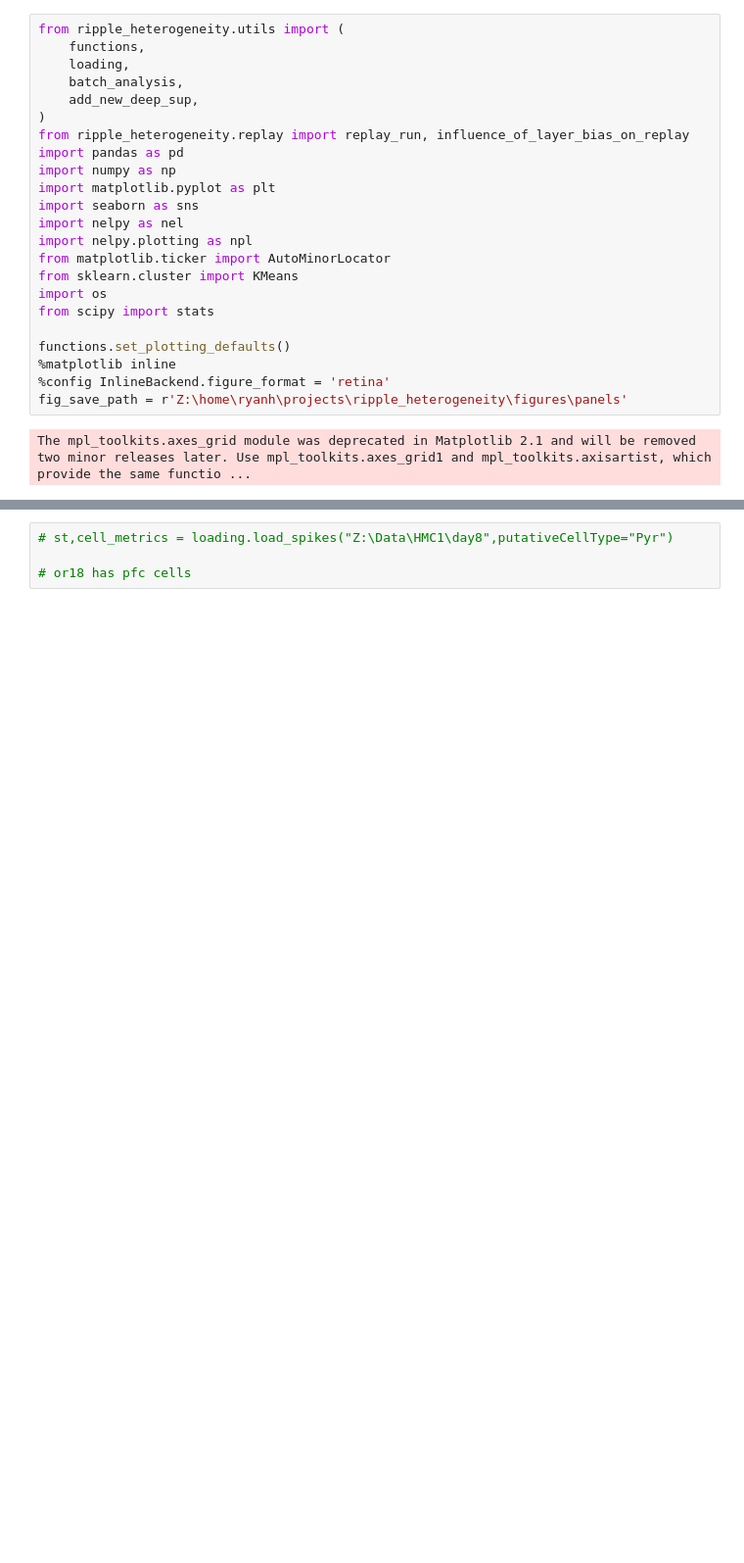
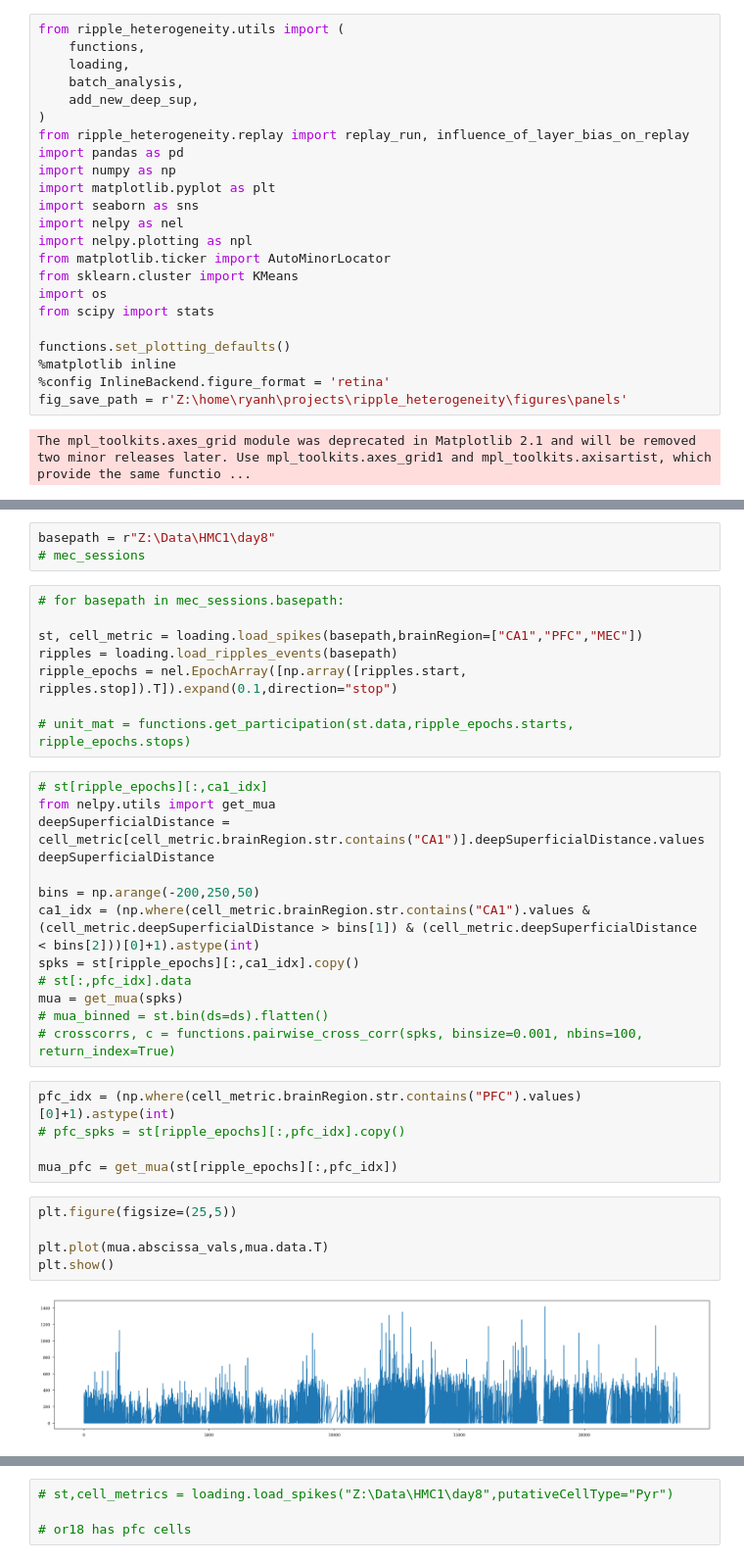
Before and after one commit to ryanharvey1/ripple_heterogeneity, a Jupyter notebook: scripts/readout/scratch_code_readout.ipynb, the cells around one changed output, grey strips where cells are left out. Shown at 98% size. Drawn from its saved outputs; the diff is of its cells as text; blank space fills up the shorter version.

```diff
--- a/scripts/readout/scratch_code_readout.ipynb
+++ b/scripts/readout/scratch_code_readout.ipynb
@@ -28,0 +151,36 @@ The mpl_toolkits.axes_grid module was deprecated in Matplotlib 2.1 and will be r
+# %%
+basepath = r"Z:\Data\HMC1\day8"
+# mec_sessions
+# %%
+# for basepath in mec_sessions.basepath:
+
+st, cell_metric = loading.load_spikes(basepath,brainRegion=["CA1","PFC","MEC"])
+ripples = loading.load_ripples_events(basepath)
+ripple_epochs = nel.EpochArray([np.array([ripples.start, ripples.stop]).T]).expand(0.1,direction="stop")
+
+# unit_mat = functions.get_participation(st.data,ripple_epochs.starts, ripple_epochs.stops)
+# %%
+# st[ripple_epochs][:,ca1_idx]
+from nelpy.utils import get_mua
+deepSuperficialDistance = cell_metric[cell_metric.brainRegion.str.contains("CA1")].deepSuperficialDistance.values
+deepSuperficialDistance
+
+bins = np.arange(-200,250,50)
+ca1_idx = (np.where(cell_metric.brainRegion.str.contains("CA1").values & (cell_metric.deepSuperficialDistance > bins[1]) & (cell_metric.deepSuperficialDistance < bins[2]))[0]+1).astype(int)
+spks = st[ripple_epochs][:,ca1_idx].copy()
+# st[:,pfc_idx].data
+mua = get_mua(spks)
+# mua_binned = st.bin(ds=ds).flatten()
+# crosscorrs, c = functions.pairwise_cross_corr(spks, binsize=0.001, nbins=100, return_index=True)
+# %%
+pfc_idx = (np.where(cell_metric.brainRegion.str.contains("PFC").values)[0]+1).astype(int)
+# pfc_spks = st[ripple_epochs][:,pfc_idx].copy()
+
+mua_pfc = get_mua(st[ripple_epochs][:,pfc_idx])
+# %%
+plt.figure(figsize=(25,5))
+
+plt.plot(mua.abscissa_vals,mua.data.T)
+plt.show()
+# %% [output]
+[figure, added]
```
Also changed, not shown: parts of 53 cells of this notebook.
